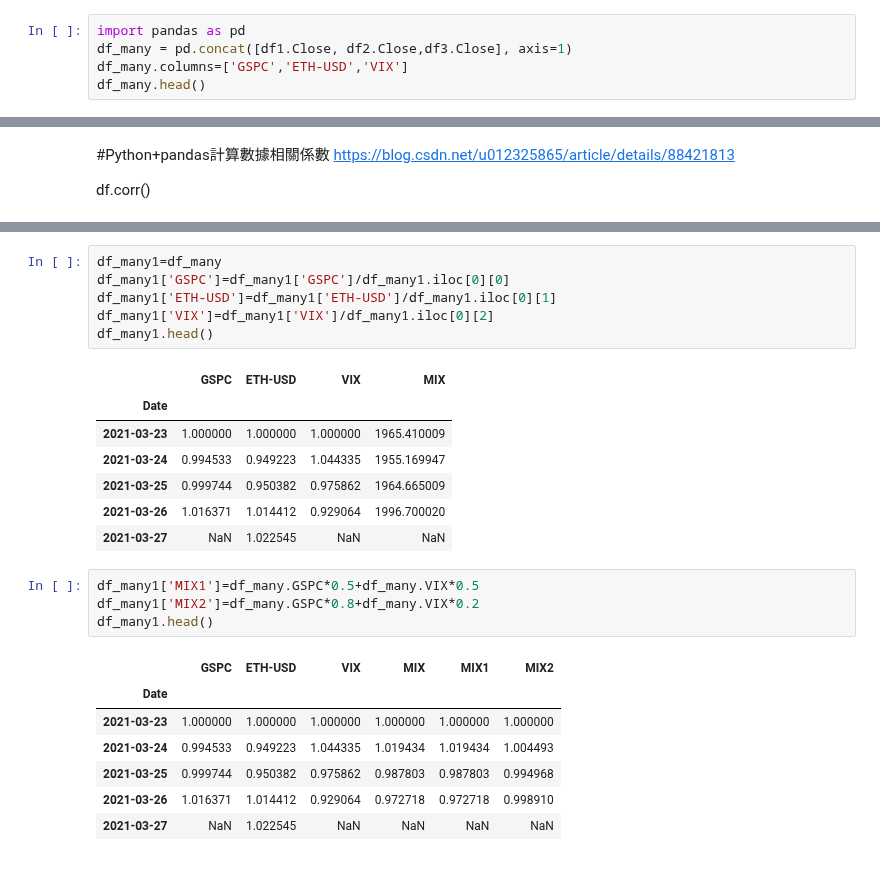
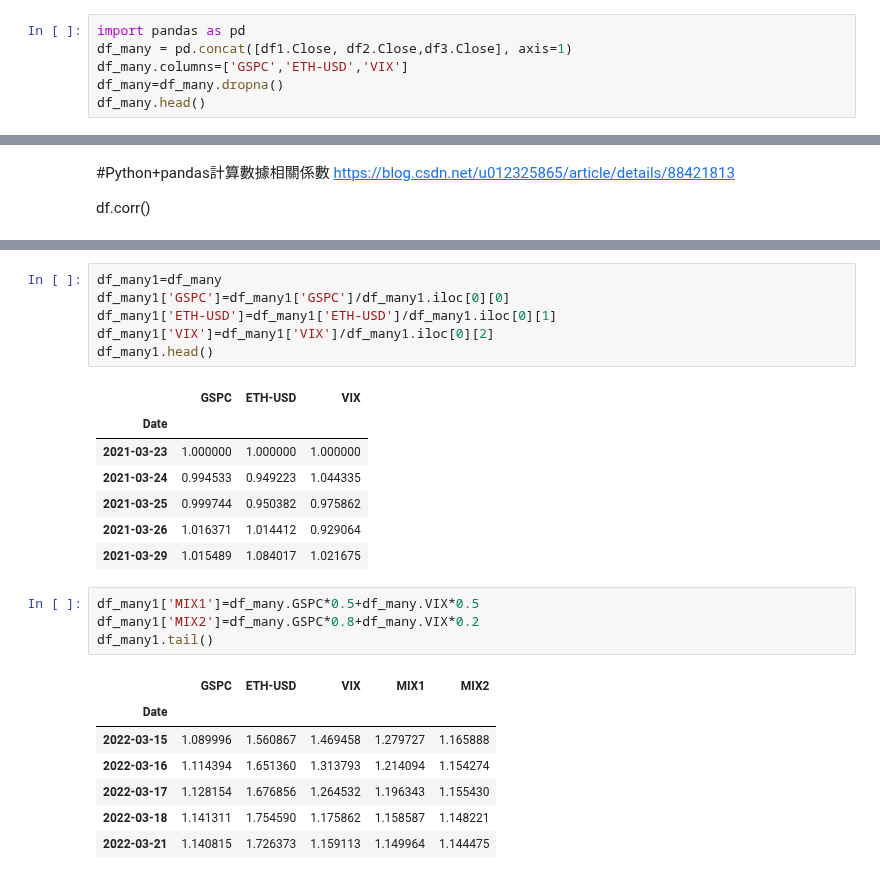
Before and after one commit to tewei0328/teach-visulization, a Jupyter notebook: viz1_yfinance_plot3_GSPC_ETH_VIX.ipynb, the cells around one changed output, grey strips where cells are left out. Drawn from its saved outputs; the diff is of its cells as text.

```diff
--- a/viz1_yfinance_plot3_GSPC_ETH_VIX.ipynb
+++ b/viz1_yfinance_plot3_GSPC_ETH_VIX.ipynb
@@ -84,6 +84,7 @@ df3.Close.plot(figsize=(15,3))
 import pandas as pd
 df_many = pd.concat([df1.Close, df2.Close,df3.Close], axis=1)
 df_many.columns=['GSPC','ETH-USD','VIX']
+df_many=df_many.dropna()
 df_many.head()
 # %% [output]
 |  | GSPC | ETH-USD | VIX |
@@ -121,25 +122,25 @@ df_many1['ETH-USD']=df_many1['ETH-USD']/df_many1.iloc[0][1]
 df_many1['VIX']=df_many1['VIX']/df_many1.iloc[0][2]
 df_many1.head()
 # %% [output]
-|  | GSPC | ETH-USD | VIX | MIX |
-| Date |  |  |  |  |
-| 2021-03-23 | 1.000000 | 1.000000 | 1.000000 | 1965.410009 |
-| 2021-03-24 | 0.994533 | 0.949223 | 1.044335 | 1955.169947 |
-| 2021-03-25 | 0.999744 | 0.950382 | 0.975862 | 1964.665009 |
-| 2021-03-26 | 1.016371 | 1.014412 | 0.929064 | 1996.700020 |
-| 2021-03-27 | NaN | 1.022545 | NaN | NaN |
+|  | GSPC | ETH-USD | VIX |
+| Date |  |  |  |
+| 2021-03-23 | 1.000000 | 1.000000 | 1.000000 |
+| 2021-03-24 | 0.994533 | 0.949223 | 1.044335 |
+| 2021-03-25 | 0.999744 | 0.950382 | 0.975862 |
+| 2021-03-26 | 1.016371 | 1.014412 | 0.929064 |
+| 2021-03-29 | 1.015489 | 1.084017 | 1.021675 |
 # %%
 df_many1['MIX1']=df_many.GSPC*0.5+df_many.VIX*0.5
 df_many1['MIX2']=df_many.GSPC*0.8+df_many.VIX*0.2
-df_many1.head()
+df_many1.tail()
 # %% [output]
-|  | GSPC | ETH-USD | VIX | MIX | MIX1 | MIX2 |
-| Date |  |  |  |  |  |  |
-| 2021-03-23 | 1.000000 | 1.000000 | 1.000000 | 1.000000 | 1.000000 | 1.000000 |
-| 2021-03-24 | 0.994533 | 0.949223 | 1.044335 | 1.019434 | 1.019434 | 1.004493 |
-| 2021-03-25 | 0.999744 | 0.950382 | 0.975862 | 0.987803 | 0.987803 | 0.994968 |
-| 2021-03-26 | 1.016371 | 1.014412 | 0.929064 | 0.972718 | 0.972718 | 0.998910 |
-| 2021-03-27 | NaN | 1.022545 | NaN | NaN | NaN | NaN |
+|  | GSPC | ETH-USD | VIX | MIX1 | MIX2 |
+| Date |  |  |  |  |  |
+| 2022-03-15 | 1.089996 | 1.560867 | 1.469458 | 1.279727 | 1.165888 |
+| 2022-03-16 | 1.114394 | 1.651360 | 1.313793 | 1.214094 | 1.154274 |
+| 2022-03-17 | 1.128154 | 1.676856 | 1.264532 | 1.196343 | 1.155430 |
+| 2022-03-18 | 1.141311 | 1.754590 | 1.175862 | 1.158587 | 1.148221 |
+| 2022-03-21 | 1.140815 | 1.726373 | 1.159113 | 1.149964 | 1.144475 |
 # %%
 ((df_many1.pct_change()+1).cumprod()).plot(figsize=(20, 10))
 plt.grid(which="major", color='k', linestyle='-.', linewidth=0.5)
```
Also changed, not shown: parts of 4 cells of this notebook.
